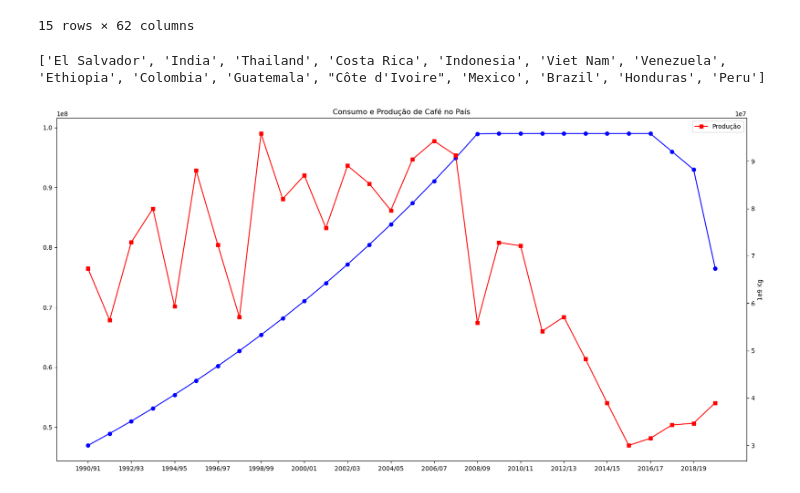
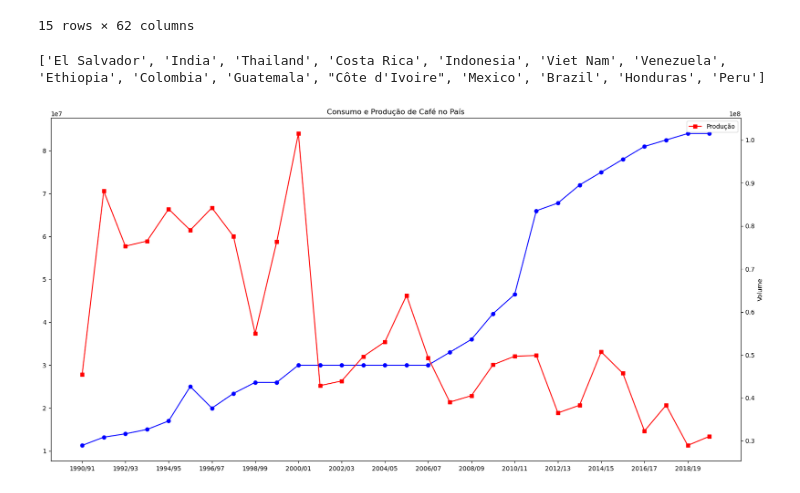
Before and after one commit to ladata-ufs/Cafezinho-G3, a Jupyter notebook: project.ipynb, the cells around one changed output. Cells and saved outputs as stored; diff of their text form; code cells hidden in the pictures.

```diff
--- a/project.ipynb
+++ b/project.ipynb
@@ -258,31 +260,31 @@ See the caveats in the documentation: https://pandas.pydata.org/pandas-docs/stab
 # %%
 # Qual país será analisado?
 print(paises_em_comum)
-pais = 'Venezuela'
+pais = 'Thailand'
 
 # Selecionando os dados para o país em cada DataFrame
 consumo_pais = comum_consumidores[comum_consumidores['Country'] == pais].iloc[:, 1:-1]
 producao_pais = comum_produtores[comum_produtores['Country'] == pais].iloc[:, 2:-1]
 
 # Anos para o eixo x
 anos = consumo_pais.columns
 
 # Plotando os dados de consumo
 plt.figure(figsize=(20, 10))
 plt.plot(anos, consumo_pais.values[0], marker='o', linestyle='-', color='blue', label='Consumo')
 
 # Adicionando o segundo eixo y para os dados de produção
 plt.twinx()
 plt.plot(anos, producao_pais.values[0], marker='s', linestyle='-', color='red', label='Produção')
 
 # Configurações adicionais
 plt.title('Consumo e Produção de Café no País')
 plt.xlabel('Ano')
-plt.ylabel('1e9 Kg')
+plt.ylabel('Volume')
 plt.legend()
 plt.xticks(anos[::2])  # Exibe apenas a cada 2 anos
 
 plt.show()
 # %% [output]
 ['El Salvador', 'India', 'Thailand', 'Costa Rica', 'Indonesia', 'Viet Nam', 'Venezuela', 'Ethiopia', 'Colombia', 'Guatemala', "Côte d'Ivoire", 'Mexico', 'Brazil', 'Honduras', 'Peru']
-[figure, old version]
+[figure, new version]
```
Also changed, not shown: parts of 2 cells of this notebook.
